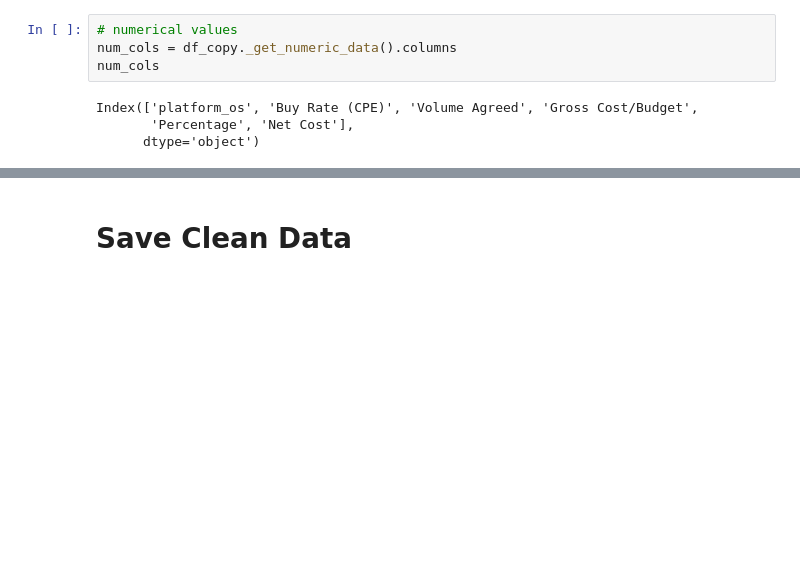
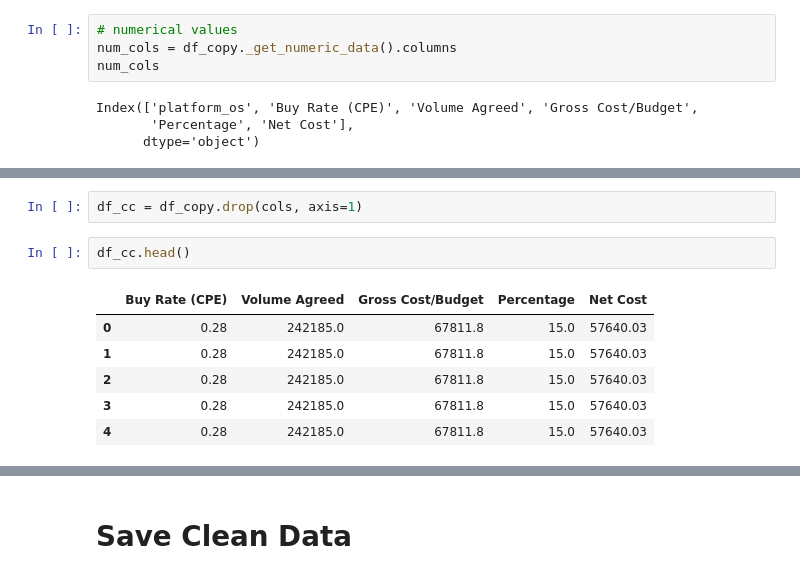
Before and after one commit to abel-blue/data-science-challenge, a Jupyter notebook: notebooks/4. ml_preprocess.ipynb, the cells around one changed output, grey strips where cells are left out. Saved outputs shown, nothing was run; the diff lists cells and outputs as text; blank space fills up the shorter version.

```diff
--- a/notebooks/4. ml_preprocess.ipynb
+++ b/notebooks/4. ml_preprocess.ipynb
@@ -221,0 +252,11 @@ MemoryError: Unable to allocate 9.22 GiB for an array with shape (99501, 99501)
+# %%
+df_cc = df_copy.drop(cols, axis=1)
+# %%
+df_cc.head()
+# %% [output]
+|  | Buy Rate (CPE) | Volume Agreed | Gross Cost/Budget | Percentage | Net Cost |
+| 0 | 0.28 | 242185.0 | 67811.8 | 15.0 | 57640.03 |
+| 1 | 0.28 | 242185.0 | 67811.8 | 15.0 | 57640.03 |
+| 2 | 0.28 | 242185.0 | 67811.8 | 15.0 | 57640.03 |
+| 3 | 0.28 | 242185.0 | 67811.8 | 15.0 | 57640.03 |
+| 4 | 0.28 | 242185.0 | 67811.8 | 15.0 | 57640.03 |
```
Also changed, not shown: parts of 16 cells of this notebook, 1 other file.
